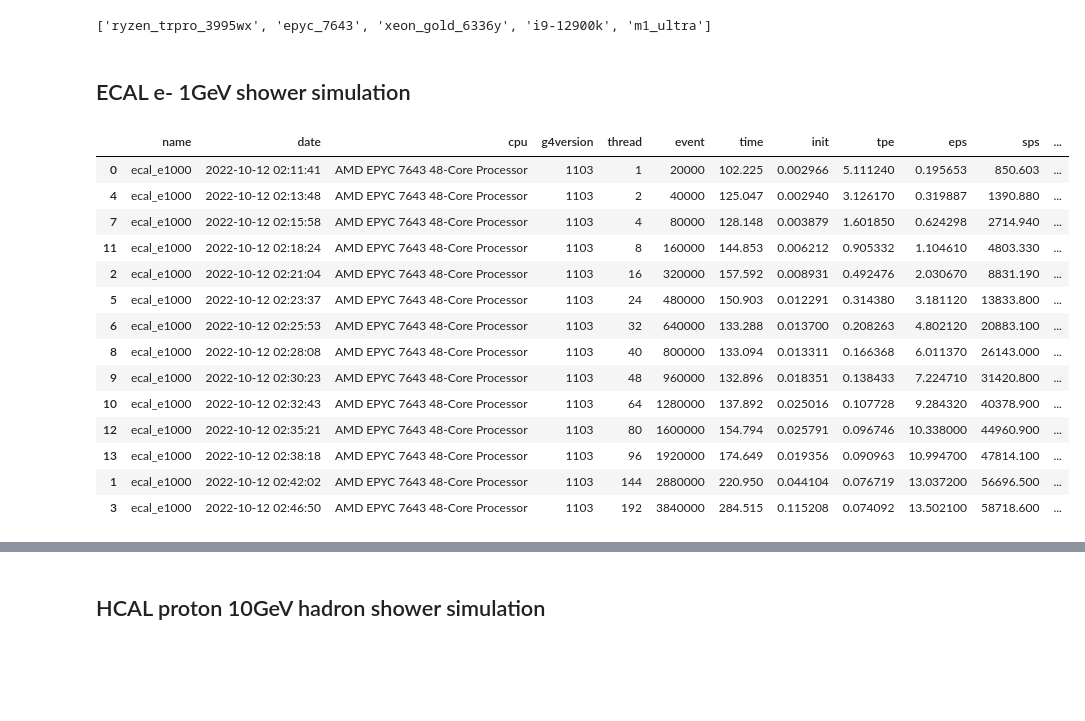
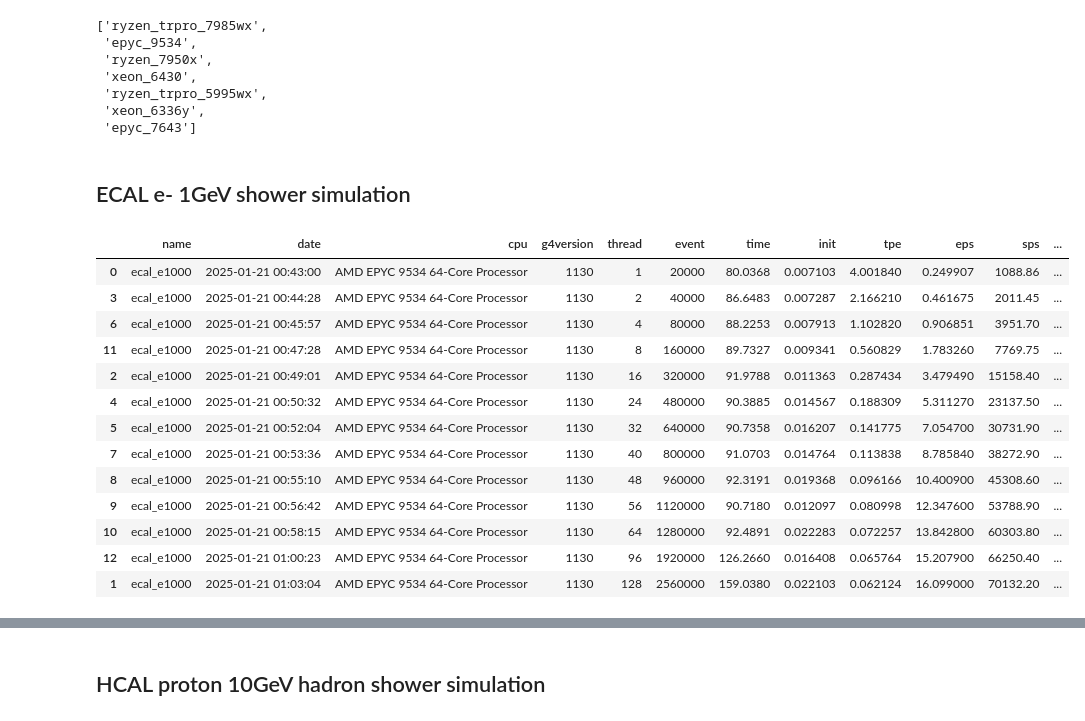
Before and after one commit to koichi-murakami/g4bench2, a Jupyter notebook: bench/plots/multi-thread.ipynb, the cells around one changed output, grey strips where cells are left out. Cells and saved outputs as stored; diff of their text form; code cells hidden in the pictures; blank space fills up the shorter version.

```diff
--- a/bench/plots/multi-thread.ipynb
+++ b/bench/plots/multi-thread.ipynb
@@ -15,11 +17,17 @@ import pandas
 import json
 import os
 
-data_dir = "./data/11.0.3/"
+data_dir = "./data/11.3.0/"
 cpu_list = os.listdir(data_dir)
 cpu_list
 # %% [output]
-['ryzen_trpro_3995wx', 'epyc_7643', 'xeon_gold_6336y', 'i9-12900k', 'm1_ultra']
+['ryzen_trpro_7985wx',
+ 'epyc_9534',
+ 'ryzen_7950x',
+ 'xeon_6430',
+ 'ryzen_trpro_5995wx',
+ 'xeon_6336y',
+ 'epyc_7643']
 # %%
 def make_df(data_dir, data_header):
     #df_th = pandas.DataFrame(columns = ['name', 'date', 'cpu', 'g4version', 'thread', 'event', 'time', 'init', 'tpe', 'eps', 'sps', 'edep'])
@@ -51,22 +59,21 @@ def plot_mt(df, title="Benchmark", ymax=10000):
 # %% [markdown]
 ## ECAL e- 1GeV shower simulation
 # %%
-df_ecal = make_df("data/11.0.3/", "ecal_e1000")
+df_ecal = make_df("data/11.3.0/", "ecal_e1000")
 df_ecal[1]
 # %% [output]
 |  | name | date | cpu | g4version | thread | event | time | init | tpe | eps | sps | ... |
-| 0 | ecal_e1000 | 2022-10-12 02:11:41 | AMD EPYC 7643 48-Core Processor | 1103 | 1 | 20000 | 102.225 | 0.002966 | 5.111240 | 0.195653 | 850.603 | ... |
-| 4 | ecal_e1000 | 2022-10-12 02:13:48 | AMD EPYC 7643 48-Core Processor | 1103 | 2 | 40000 | 125.047 | 0.002940 | 3.126170 | 0.319887 | 1390.880 | ... |
-| 7 | ecal_e1000 | 2022-10-12 02:15:58 | AMD EPYC 7643 48-Core Processor | 1103 | 4 | 80000 | 128.148 | 0.003879 | 1.601850 | 0.624298 | 2714.940 | ... |
-| 11 | ecal_e1000 | 2022-10-12 02:18:24 | AMD EPYC 7643 48-Core Processor | 1103 | 8 | 160000 | 144.853 | 0.006212 | 0.905332 | 1.104610 | 4803.330 | ... |
-| 2 | ecal_e1000 | 2022-10-12 02:21:04 | AMD EPYC 7643 48-Core Processor | 1103 | 16 | 320000 | 157.592 | 0.008931 | 0.492476 | 2.030670 | 8831.190 | ... |
-| 5 | ecal_e1000 | 2022-10-12 02:23:37 | AMD EPYC 7643 48-Core Processor | 1103 | 24 | 480000 | 150.903 | 0.012291 | 0.314380 | 3.181120 | 13833.800 | ... |
-| 6 | ecal_e1000 | 2022-10-12 02:25:53 | AMD EPYC 7643 48-Core Processor | 1103 | 32 | 640000 | 133.288 | 0.013700 | 0.208263 | 4.802120 | 20883.100 | ... |
-| 8 | ecal_e1000 | 2022-10-12 02:28:08 | AMD EPYC 7643 48-Core Processor | 1103 | 40 | 800000 | 133.094 | 0.013311 | 0.166368 | 6.011370 | 26143.000 | ... |
-| 9 | ecal_e1000 | 2022-10-12 02:30:23 | AMD EPYC 7643 48-Core Processor | 1103 | 48 | 960000 | 132.896 | 0.018351 | 0.138433 | 7.224710 | 31420.800 | ... |
-| 10 | ecal_e1000 | 2022-10-12 02:32:43 | AMD EPYC 7643 48-Core Processor | 1103 | 64 | 1280000 | 137.892 | 0.025016 | 0.107728 | 9.284320 | 40378.900 | ... |
-| 12 | ecal_e1000 | 2022-10-12 02:35:21 | AMD EPYC 7643 48-Core Processor | 1103 | 80 | 1600000 | 154.794 | 0.025791 | 0.096746 | 10.338000 | 44960.900 | ... |
-| 13 | ecal_e1000 | 2022-10-12 02:38:18 | AMD EPYC 7643 48-Core Processor | 1103 | 96 | 1920000 | 174.649 | 0.019356 | 0.090963 | 10.994700 | 47814.100 | ... |
-| 1 | ecal_e1000 | 2022-10-12 02:42:02 | AMD EPYC 7643 48-Core Processor | 1103 | 144 | 2880000 | 220.950 | 0.044104 | 0.076719 | 13.037200 | 56696.500 | ... |
-| 3 | ecal_e1000 | 2022-10-12 02:46:50 | AMD EPYC 7643 48-Core Processor | 1103 | 192 | 3840000 | 284.515 | 0.115208 | 0.074092 | 13.502100 | 58718.600 | ... |
+| 0 | ecal_e1000 | 2025-01-21 00:43:00 | AMD EPYC 9534 64-Core Processor | 1130 | 1 | 20000 | 80.0368 | 0.007103 | 4.001840 | 0.249907 | 1088.86 | ... |
+| 3 | ecal_e1000 | 2025-01-21 00:44:28 | AMD EPYC 9534 64-Core Processor | 1130 | 2 | 40000 | 86.6483 | 0.007287 | 2.166210 | 0.461675 | 2011.45 | ... |
+| 6 | ecal_e1000 | 2025-01-21 00:45:57 | AMD EPYC 9534 64-Core Processor | 1130 | 4 | 80000 | 88.2253 | 0.007913 | 1.102820 | 0.906851 | 3951.70 | ... |
+| 11 | ecal_e1000 | 2025-01-21 00:47:28 | AMD EPYC 9534 64-Core Processor | 1130 | 8 | 160000 | 89.7327 | 0.009341 | 0.560829 | 1.783260 | 7769.75 | ... |
+| 2 | ecal_e1000 | 2025-01-21 00:49:01 | AMD EPYC 9534 64-Core Processor | 1130 | 16 | 320000 | 91.9788 | 0.011363 | 0.287434 | 3.479490 | 15158.40 | ... |
+| 4 | ecal_e1000 | 2025-01-21 00:50:32 | AMD EPYC 9534 64-Core Processor | 1130 | 24 | 480000 | 90.3885 | 0.014567 | 0.188309 | 5.311270 | 23137.50 | ... |
+| 5 | ecal_e1000 | 2025-01-21 00:52:04 | AMD EPYC 9534 64-Core Processor | 1130 | 32 | 640000 | 90.7358 | 0.016207 | 0.141775 | 7.054700 | 30731.90 | ... |
+| 7 | ecal_e1000 | 2025-01-21 00:53:36 | AMD EPYC 9534 64-Core Processor | 1130 | 40 | 800000 | 91.0703 | 0.014764 | 0.113838 | 8.785840 | 38272.90 | ... |
+| 8 | ecal_e1000 | 2025-01-21 00:55:10 | AMD EPYC 9534 64-Core Processor | 1130 | 48 | 960000 | 92.3191 | 0.019368 | 0.096166 | 10.400900 | 45308.60 | ... |
+| 9 | ecal_e1000 | 2025-01-21 00:56:42 | AMD EPYC 9534 64-Core Processor | 1130 | 56 | 1120000 | 90.7180 | 0.012097 | 0.080998 | 12.347600 | 53788.90 | ... |
+| 10 | ecal_e1000 | 2025-01-21 00:58:15 | AMD EPYC 9534 64-Core Processor | 1130 | 64 | 1280000 | 92.4891 | 0.022283 | 0.072257 | 13.842800 | 60303.80 | ... |
+| 12 | ecal_e1000 | 2025-01-21 01:00:23 | AMD EPYC 9534 64-Core Processor | 1130 | 96 | 1920000 | 126.2660 | 0.016408 | 0.065764 | 15.207900 | 66250.40 | ... |
+| 1 | ecal_e1000 | 2025-01-21 01:03:04 | AMD EPYC 9534 64-Core Processor | 1130 | 128 | 2560000 | 159.0380 | 0.022103 | 0.062124 | 16.099000 | 70132.20 | ... |
 # %%
```
Also changed, not shown: parts of 6 cells of this notebook, 23 other files.
